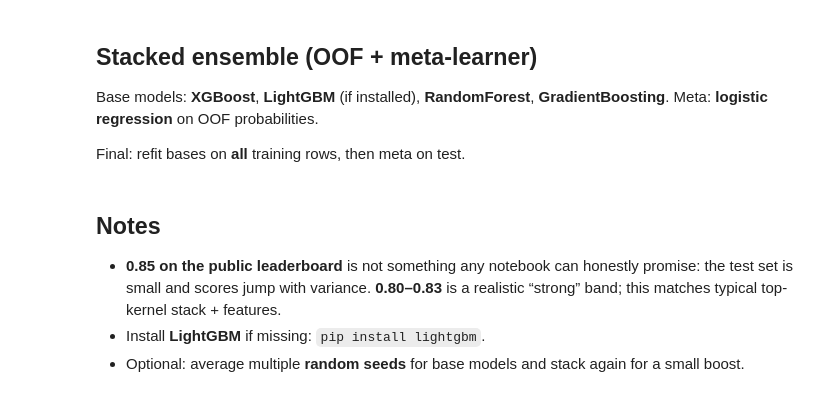
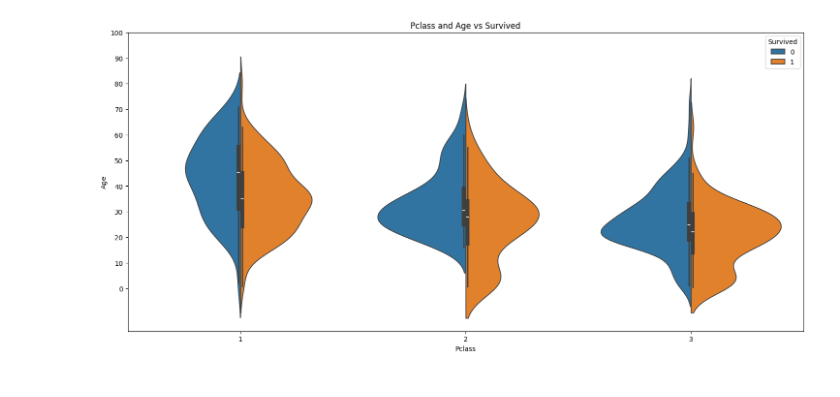
Before and after one commit to brucecastillofollow/KaggleTitanic, a Jupyter notebook: notebook.ipynb, the cells around one changed output. Saved outputs shown, nothing was run; the diff lists cells and outputs as text; code cells hidden in the pictures.

Commit message:
Kaggle Notebook | titanic | Version 54

```diff
--- a/notebook.ipynb
+++ b/notebook.ipynb
@@ -137,6 +0,0 @@ print("Features:", len(FEATURES))
-# %% [markdown]
-## Stacked ensemble (OOF + meta-learner)
-
-Base models: **XGBoost**, **LightGBM** (if installed), **RandomForest**, **GradientBoosting**. Meta: **logistic regression** on OOF probabilities.
-
-Final: refit bases on **all** training rows, then meta on test.
@@ -236,6 +0,0 @@ print("Saved submission.csv")
-# %% [markdown]
-## Notes
-
-- **0.85 on the public leaderboard** is not something any notebook can honestly promise: the test set is small and scores jump with variance. **0.80–0.83** is a realistic “strong” band; this matches typical top-kernel stack + features.
-- Install **LightGBM** if missing: `pip install lightgbm`.
-- Optional: average multiple **random seeds** for base models and stack again for a small boost.
@@ -241,0 +55,20 @@ print("Saved submission.csv")
+# %%
+# Pls note:- df_all and dfs is not same (df_all is a Dataframe and dfs is a list)
+f,ax=plt.subplots(figsize=(18,8))
+
+sns.violinplot(
+    x="Pclass",
+    y="Age",
+    hue="Survived",
+    data=df_train,
+    split=True,
+    ax=ax
+)
+
+ax.set_title('Pclass and Age vs Survived')
+
+ax.set_yticks(range(0,110,10)) # set_yticks() function in axes module is used to Set the y ticks with list of ticks.
+
+plt.show()
+# %% [output]
+[figure, added]
```
Also changed, not shown: parts of 50 cells of this notebook.
